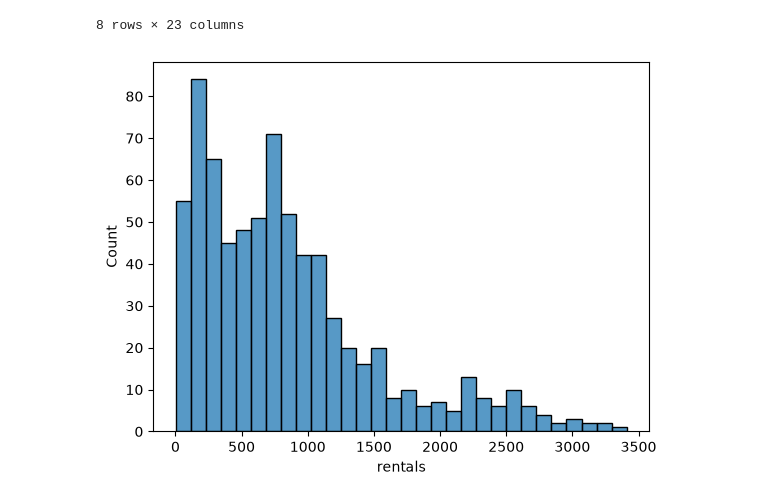
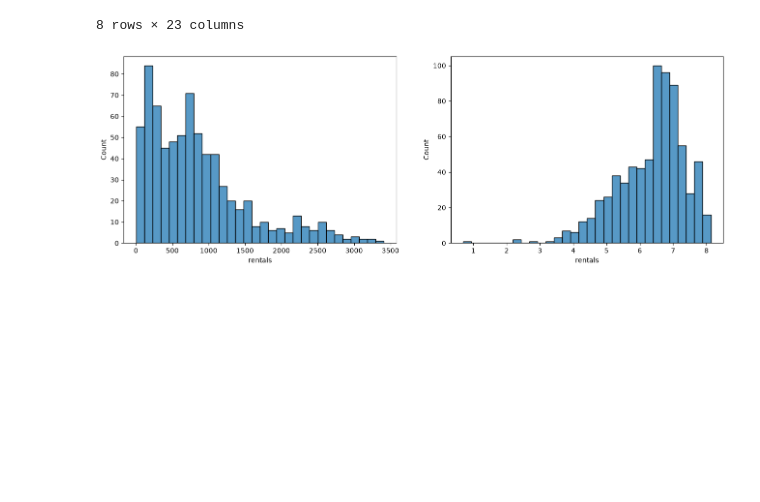
Before and after one commit to cvva/ingswsenati, a Jupyter notebook: Mod_Paq_ML/4_estadistica/10_regresion_lineal_multiple.ipynb, the cells around one changed output. Saved outputs shown, nothing was run; the diff lists cells and outputs as text; code cells hidden in the pictures; blank space fills up the shorter version.

```diff
--- a/Mod_Paq_ML/4_estadistica/10_regresion_lineal_multiple.ipynb
+++ b/Mod_Paq_ML/4_estadistica/10_regresion_lineal_multiple.ipynb
@@ -349,6 +367,10 @@ bikes2.describe()
 | max | 0.861667 | 0.840896 | 0.972500 | 0.507463 | 3410.000000 | 1.000000 | 1.000000 | 1.000000 | 1.000000 | 1.000000 | ... |
 8 rows × 23 columns
 # %%
-sns.histplot(data=bikes2, x='rentals', bins=30);
+fig, axes = plt.subplots(nrows=1, ncols=2, figsize = (16, 5))
+sns.histplot(data=bikes2, x='rentals', bins=30, ax=axes[0])
+sns.histplot(data=bikes2, x=np.log(bikes2['rentals']), bins=30, ax=axes[1])
+
+plt.show()
 # %% [output]
-[figure, old version]
+[figure, new version]
```
Also changed, not shown: parts of 9 cells of this notebook, 1 other file.
